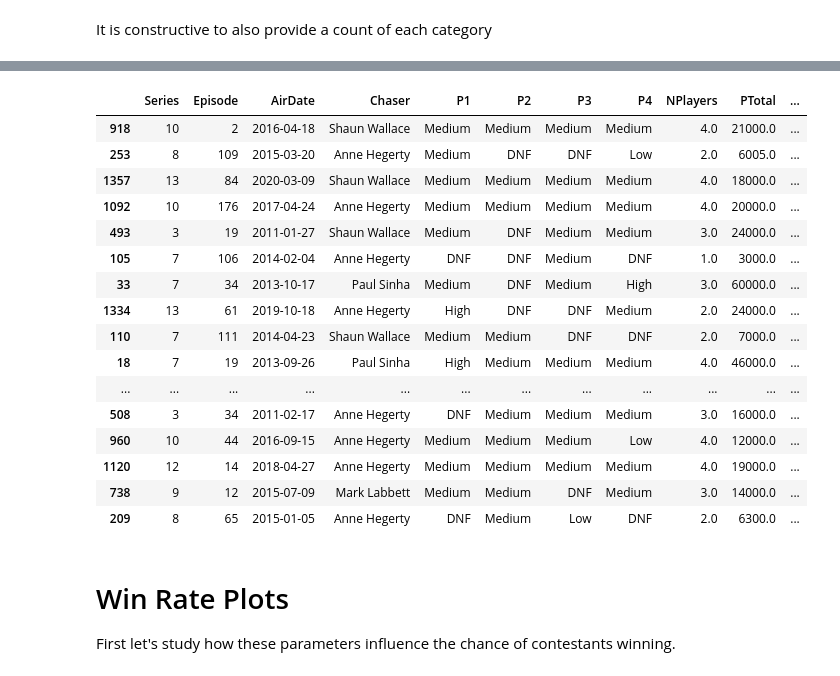
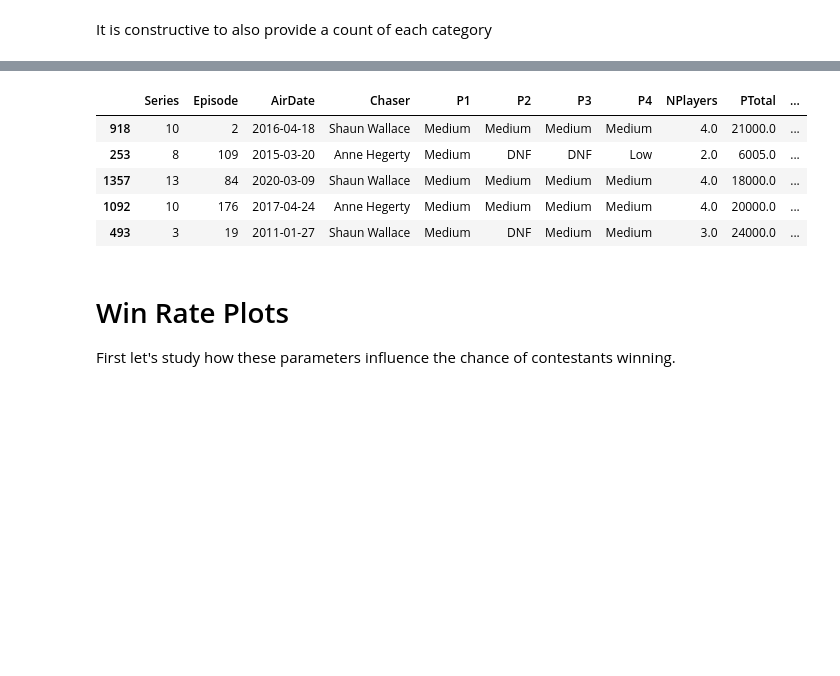
Before and after one commit to hjlyons/ClassicProjects, a Jupyter notebook: TheChase/Simple_EDA.ipynb, the cells around one changed output, grey strips where cells are left out. Cells and saved outputs as stored; diff of their text form; code cells hidden in the pictures; blank space fills up the shorter version.

```diff
--- a/TheChase/Simple_EDA.ipynb
+++ b/TheChase/Simple_EDA.ipynb
@@ -187,10 +187,9 @@ players = ["P1", "P2", "P3", "P4"]
 print(df[players].head(10))
 
 for p in players:
-    df[p] = df.apply(lambda row: catgeroise_earnings(row[p]), axis=1)
+    df[p] = df[p].map(catgeroise_earnings)
 
 print("Becomes...")
-players_earnings = ["P1_Earnings", "P2_Earnings", "P3_Earnings", "P4_Earnings"]
 print(df[players].head(10))
 # %% [output]
 Original Earnings
@@ -231,23 +219,12 @@ See the caveats in the documentation: https://pandas.pydata.org/pandas-docs/stab
 # %%
-df.head(20)
+df.head(5)
 # %% [output]
 |  | Series | Episode | AirDate | Chaser | P1 | P2 | P3 | P4 | NPlayers | PTotal | ... |
 | 918 | 10 | 2 | 2016-04-18 | Shaun Wallace | Medium | Medium | Medium | Medium | 4.0 | 21000.0 | ... |
 | 253 | 8 | 109 | 2015-03-20 | Anne Hegerty | Medium | DNF | DNF | Low | 2.0 | 6005.0 | ... |
 | 1357 | 13 | 84 | 2020-03-09 | Shaun Wallace | Medium | Medium | Medium | Medium | 4.0 | 18000.0 | ... |
 | 1092 | 10 | 176 | 2017-04-24 | Anne Hegerty | Medium | Medium | Medium | Medium | 4.0 | 20000.0 | ... |
 | 493 | 3 | 19 | 2011-01-27 | Shaun Wallace | Medium | DNF | Medium | Medium | 3.0 | 24000.0 | ... |
-| 105 | 7 | 106 | 2014-02-04 | Anne Hegerty | DNF | DNF | Medium | DNF | 1.0 | 3000.0 | ... |
-| 33 | 7 | 34 | 2013-10-17 | Paul Sinha | Medium | DNF | Medium | High | 3.0 | 60000.0 | ... |
-| 1334 | 13 | 61 | 2019-10-18 | Anne Hegerty | High | DNF | DNF | Medium | 2.0 | 24000.0 | ... |
-| 110 | 7 | 111 | 2014-04-23 | Shaun Wallace | Medium | Medium | DNF | DNF | 2.0 | 7000.0 | ... |
-| 18 | 7 | 19 | 2013-09-26 | Paul Sinha | High | Medium | Medium | Medium | 4.0 | 46000.0 | ... |
-| ... | ... | ... | ... | ... | ... | ... | ... | ... | ... | ... | ... |
-| 508 | 3 | 34 | 2011-02-17 | Anne Hegerty | DNF | Medium | Medium | Medium | 3.0 | 16000.0 | ... |
-| 960 | 10 | 44 | 2016-09-15 | Anne Hegerty | Medium | Medium | Medium | Low | 4.0 | 12000.0 | ... |
-| 1120 | 12 | 14 | 2018-04-27 | Anne Hegerty | Medium | Medium | Medium | Medium | 4.0 | 19000.0 | ... |
-| 738 | 9 | 12 | 2015-07-09 | Mark Labbett | Medium | Medium | DNF | Medium | 3.0 | 14000.0 | ... |
-| 209 | 8 | 65 | 2015-01-05 | Anne Hegerty | DNF | Medium | Low | DNF | 2.0 | 6300.0 | ... |
 # %% [markdown]
 # Win Rate Plots
 
```
Also changed, not shown: parts of 5 cells of this notebook.
